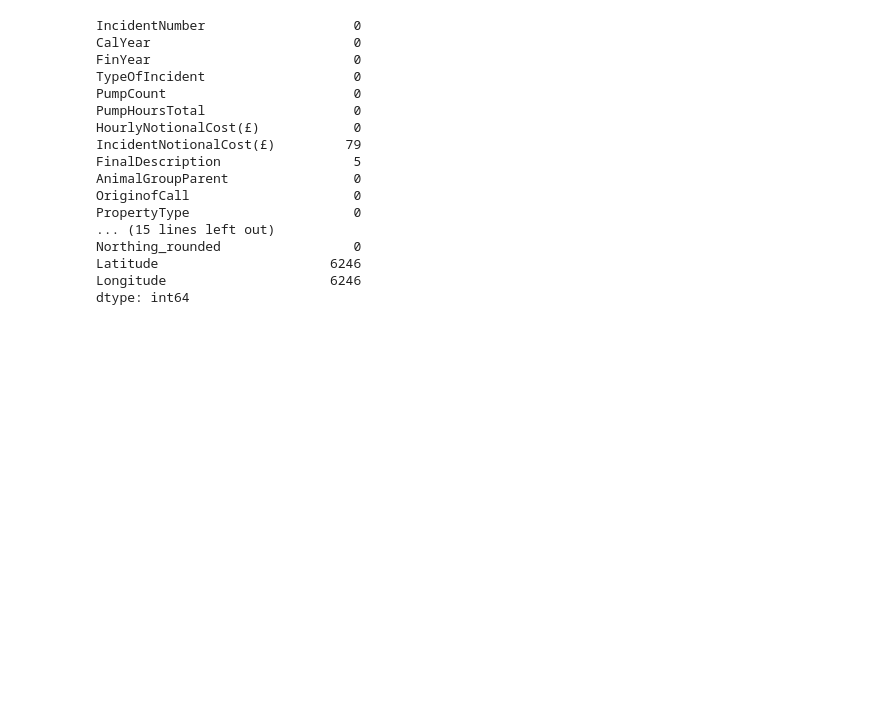
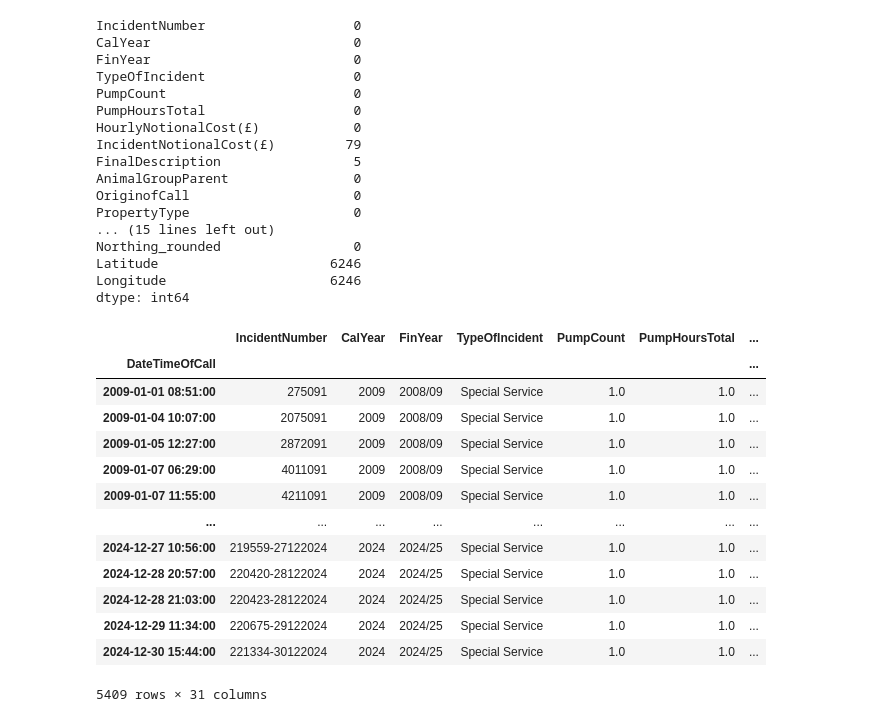
Before and after one commit to lkeegan/jupyter-data-exploration-live, a Jupyter notebook: part3.ipynb, the cells around one changed output. Cells and saved outputs as stored; diff of their text form; code cells hidden in the pictures; blank space fills up the shorter version.

```diff
--- a/part3.ipynb
+++ b/part3.ipynb
@@ -292,3 +292,27 @@ dtype: int64
 df1 = df.dropna(subset=["Longitude", "Latitude"])
 # %%
 df1 = df1[df1.Longitude != 0]
+# %%
+import geopandas
+gdf = geopandas.GeoDataFrame(
+    df1,
+    geometry=geopandas.points_from_xy(df1["Longitude"], df1["Latitude"]),
+    crs="EPSG:4326",
+)
+# %%
+gdf
+# %% [output]
+|  | IncidentNumber | CalYear | FinYear | TypeOfIncident | PumpCount | PumpHoursTotal | ... |
+| DateTimeOfCall |  |  |  |  |  |  | ... |
+| 2009-01-01 08:51:00 | 275091 | 2009 | 2008/09 | Special Service | 1.0 | 1.0 | ... |
+| 2009-01-04 10:07:00 | 2075091 | 2009 | 2008/09 | Special Service | 1.0 | 1.0 | ... |
+| 2009-01-05 12:27:00 | 2872091 | 2009 | 2008/09 | Special Service | 1.0 | 1.0 | ... |
+| 2009-01-07 06:29:00 | 4011091 | 2009 | 2008/09 | Special Service | 1.0 | 1.0 | ... |
+| 2009-01-07 11:55:00 | 4211091 | 2009 | 2008/09 | Special Service | 1.0 | 1.0 | ... |
+| ... | ... | ... | ... | ... | ... | ... | ... |
+| 2024-12-27 10:56:00 | 219559-27122024 | 2024 | 2024/25 | Special Service | 1.0 | 1.0 | ... |
+| 2024-12-28 20:57:00 | 220420-28122024 | 2024 | 2024/25 | Special Service | 1.0 | 1.0 | ... |
+| 2024-12-28 21:03:00 | 220423-28122024 | 2024 | 2024/25 | Special Service | 1.0 | 1.0 | ... |
+| 2024-12-29 11:34:00 | 220675-29122024 | 2024 | 2024/25 | Special Service | 1.0 | 1.0 | ... |
+| 2024-12-30 15:44:00 | 221334-30122024 | 2024 | 2024/25 | Special Service | 1.0 | 1.0 | ... |
+5409 rows × 31 columns
```
